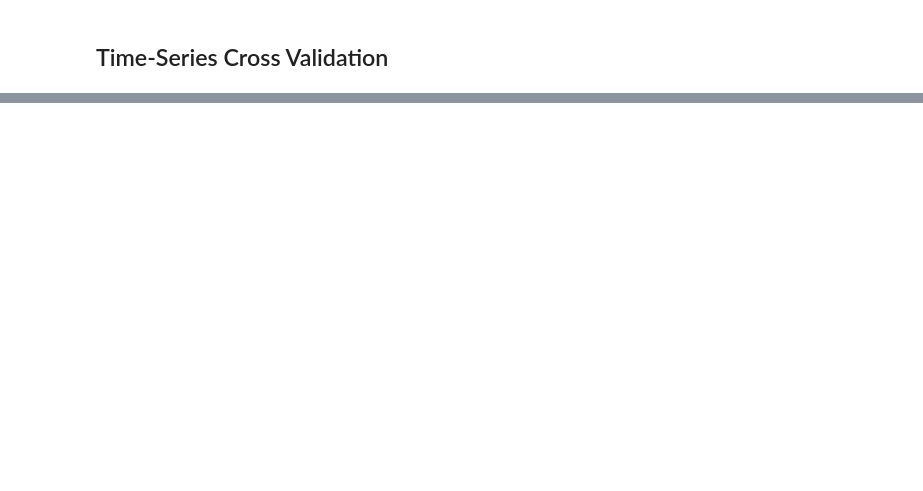
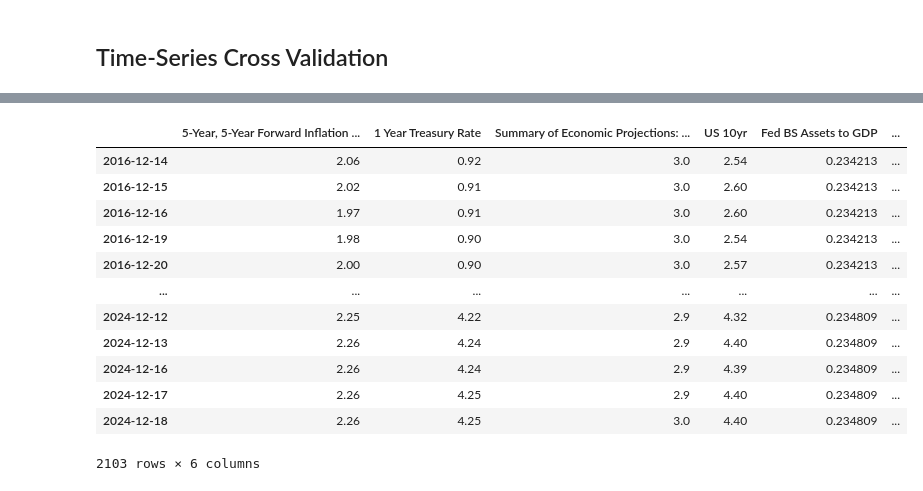
Before and after one commit to MeederDCS/Meeder1, a Jupyter notebook: DT Regressor US 10-Year.ipynb, the cells around one changed output, grey strips where cells are left out. Drawn from its saved outputs; the diff is of its cells as text; code cells hidden in the pictures; blank space fills up the shorter version.

```diff
--- a/DT Regressor US 10-Year.ipynb
+++ b/DT Regressor US 10-Year.ipynb
@@ -215,3 +228,19 @@ plt.show()
+# %%
+df_orig[X.columns]
+# %% [output]
+|  | 5-Year, 5-Year Forward Inflation ... | 1 Year Treasury Rate | Summary of Economic Projections: ... | US 10yr | Fed BS Assets to GDP | ... |
+| 2016-12-14 | 2.06 | 0.92 | 3.0 | 2.54 | 0.234213 | ... |
+| 2016-12-15 | 2.02 | 0.91 | 3.0 | 2.60 | 0.234213 | ... |
+| 2016-12-16 | 1.97 | 0.91 | 3.0 | 2.60 | 0.234213 | ... |
+| 2016-12-19 | 1.98 | 0.90 | 3.0 | 2.54 | 0.234213 | ... |
+| 2016-12-20 | 2.00 | 0.90 | 3.0 | 2.57 | 0.234213 | ... |
+| ... | ... | ... | ... | ... | ... | ... |
+| 2024-12-12 | 2.25 | 4.22 | 2.9 | 4.32 | 0.234809 | ... |
+| 2024-12-13 | 2.26 | 4.24 | 2.9 | 4.40 | 0.234809 | ... |
+| 2024-12-16 | 2.26 | 4.24 | 2.9 | 4.39 | 0.234809 | ... |
+| 2024-12-17 | 2.26 | 4.25 | 2.9 | 4.40 | 0.234809 | ... |
+| 2024-12-18 | 2.26 | 4.25 | 3.0 | 4.40 | 0.234809 | ... |
+2103 rows × 6 columns
 # %%
 import matplotlib.dates as mdates
 
```
Also changed, not shown: parts of 14 cells of this notebook, 3 other files.
